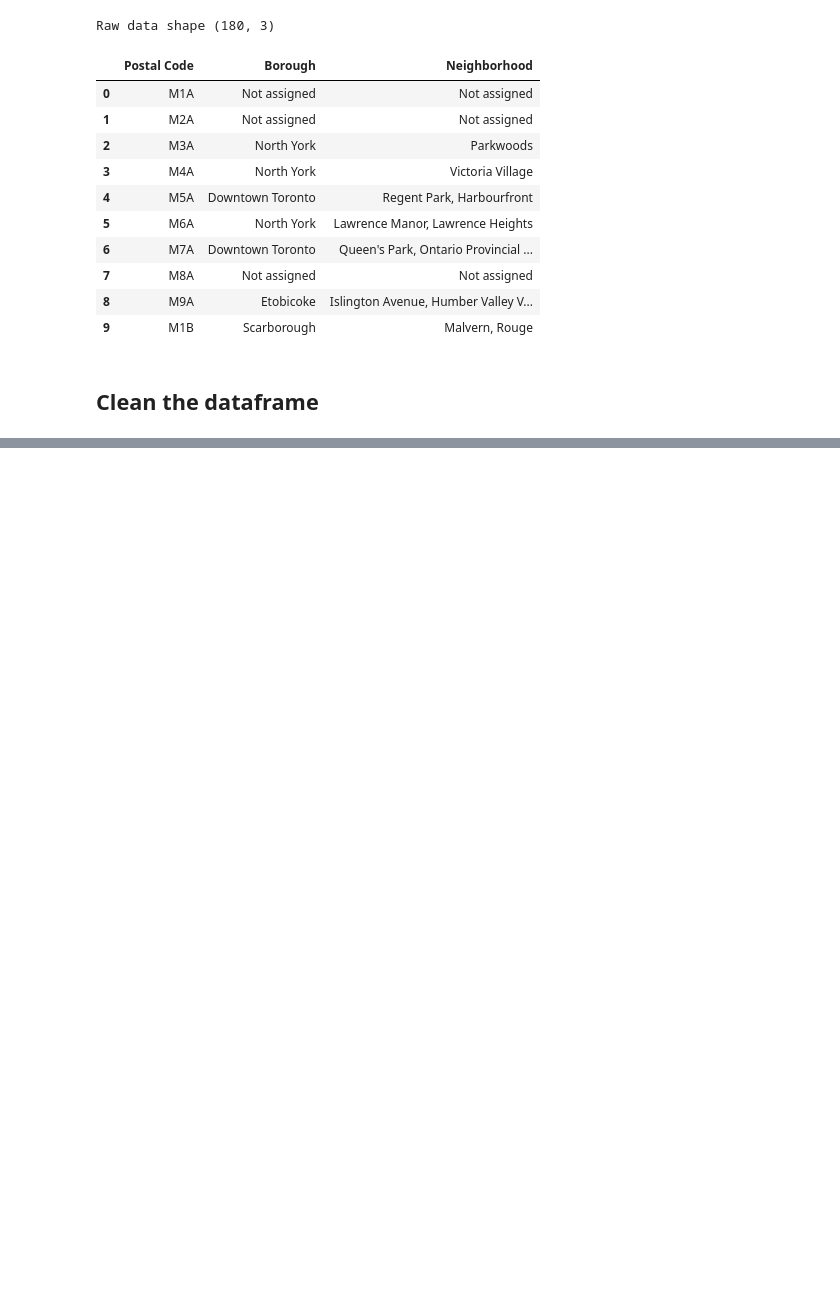
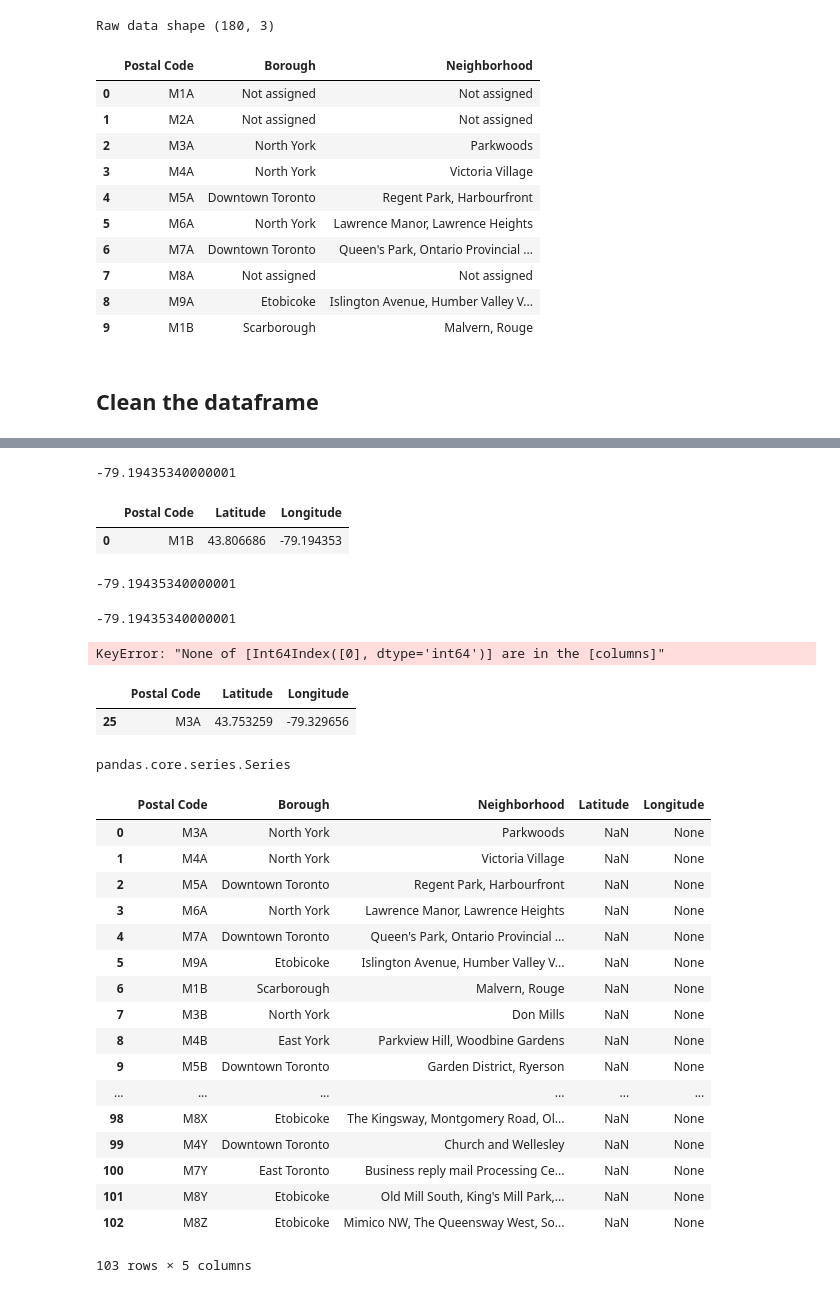
Before and after one commit to githmm/Coursera_Capstone, a Jupyter notebook: Week 3 Assignment - Toronto Neighborhoods Clustering.ipynb, the cells around one changed output, grey strips where cells are left out. Saved outputs shown, nothing was run; the diff lists cells and outputs as text; code cells hidden in the pictures; blank space fills up the shorter version.

```diff
--- a/Week 3 Assignment - Toronto Neighborhoods Clustering.ipynb
+++ b/Week 3 Assignment - Toronto Neighborhoods Clustering.ipynb
@@ -80,0 +83,5 @@ Clean data shape (103, 4)
+# %%
+# Using the code to fetch coordinates from the csv file as published in the assignment
+file_name = "Geospatial_Coordinates.csv"
+postal_codes_coord = pd.read_csv(file_name)
+postal_codes_coord.head()
@@ -80,0 +122,10 @@ Clean data shape (103, 4)
+# %%
+postal_codes_coord['Longitude'][0]
+# %% [output]
+-79.19435340000001
+# %%
+temp_row = postal_codes_coord.loc[postal_codes_coord['Postal Code'] == 'M1B']
+temp_row
+# %% [output]
+|  | Postal Code | Latitude | Longitude |
+| 0 | M1B | 43.806686 | -79.194353 |
@@ -80,0 +134,44 @@ Clean data shape (103, 4)
+# %%
+k
+# %% [output]
+-79.19435340000001
+# %%
+print(k)
+# %% [output]
+-79.19435340000001
+# %%
+q[[0]]
+# %% [output]
+KeyError: "None of [Int64Index([0], dtype='int64')] are in the [columns]"
+# %%
+temp_row = postal_codes_coord.loc[postal_codes_coord['Postal Code'] == 'M3A']
+temp_row
+# %% [output]
+|  | Postal Code | Latitude | Longitude |
+| 25 | M3A | 43.753259 | -79.329656 |
+# %%
+type(temp_row['Longitude'])
+# %% [output]
+pandas.core.series.Series
+# %%
+q['Latitude'] = temp_row['Latitude'].astype(float)
+q
+# %% [output]
+|  | Postal Code | Borough | Neighborhood | Latitude | Longitude |
+| 0 | M3A | North York | Parkwoods | NaN | None |
+| 1 | M4A | North York | Victoria Village | NaN | None |
+| 2 | M5A | Downtown Toronto | Regent Park, Harbourfront | NaN | None |
+| 3 | M6A | North York | Lawrence Manor, Lawrence Heights | NaN | None |
+| 4 | M7A | Downtown Toronto | Queen's Park, Ontario Provincial ... | NaN | None |
+| 5 | M9A | Etobicoke | Islington Avenue, Humber Valley V... | NaN | None |
+| 6 | M1B | Scarborough | Malvern, Rouge | NaN | None |
+| 7 | M3B | North York | Don Mills | NaN | None |
+| 8 | M4B | East York | Parkview Hill, Woodbine Gardens | NaN | None |
+| 9 | M5B | Downtown Toronto | Garden District, Ryerson | NaN | None |
+| ... | ... | ... | ... | ... | ... |
+| 98 | M8X | Etobicoke | The Kingsway, Montgomery Road, Ol... | NaN | None |
+| 99 | M4Y | Downtown Toronto | Church and Wellesley | NaN | None |
+| 100 | M7Y | East Toronto | Business reply mail Processing Ce... | NaN | None |
+| 101 | M8Y | Etobicoke | Old Mill South, King's Mill Park,... | NaN | None |
+| 102 | M8Z | Etobicoke | Mimico NW, The Queensway West, So... | NaN | None |
+103 rows × 5 columns
```
Also changed, not shown: parts of 18 cells of this notebook.
